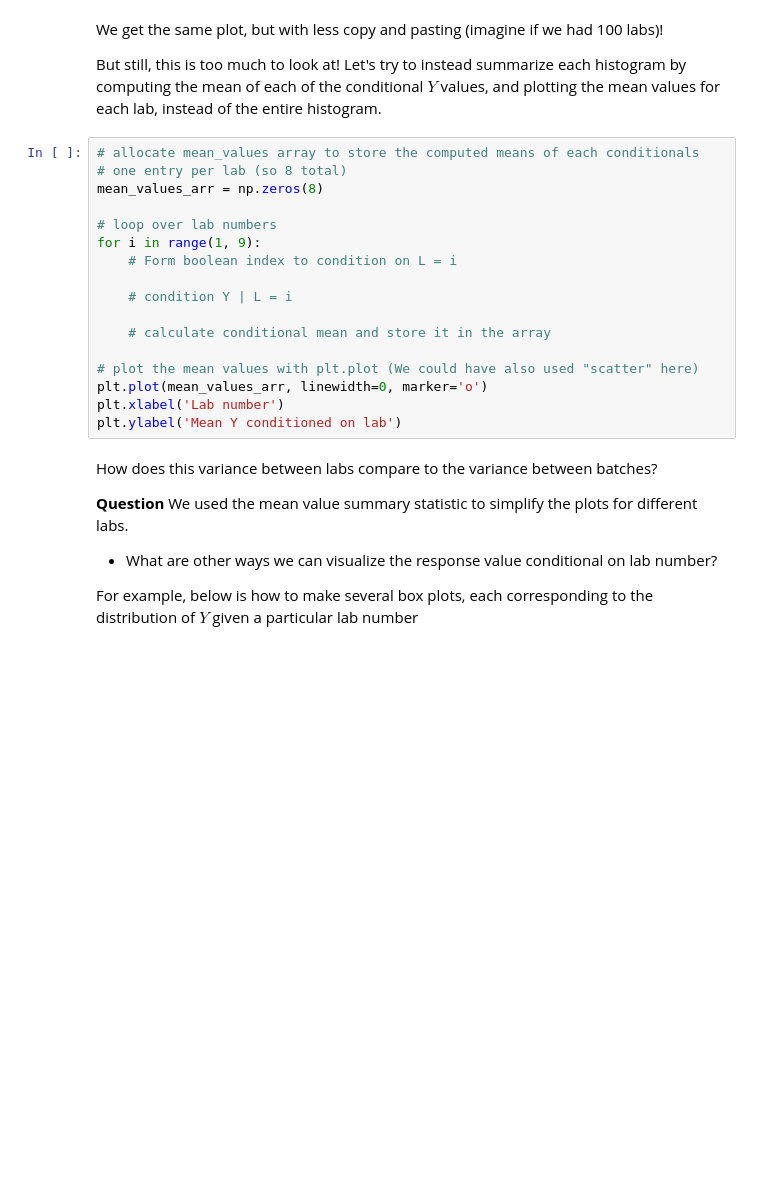
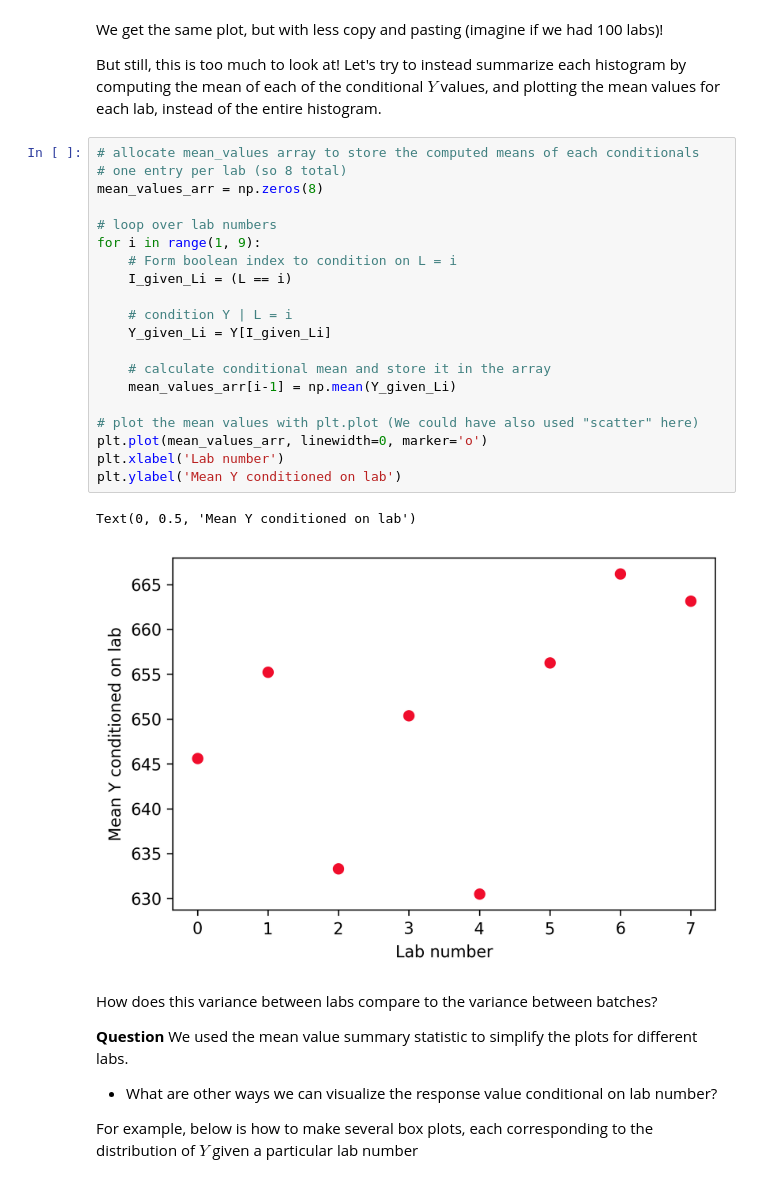
Before and after one commit to krisreyes/mdi504-F19-notebooks, a Jupyter notebook: Lecture 04 - Exploratory Data Analysis.ipynb, the cells around one changed output. Saved outputs shown, nothing was run; the diff lists cells and outputs as text; blank space fills up the shorter version.

```diff
--- a/Lecture 04 - Exploratory Data Analysis.ipynb
+++ b/Lecture 04 - Exploratory Data Analysis.ipynb
@@ -410,20 +441,26 @@ But still, this is too much to look at! Let's try to instead summarize each hist
 # %%
 # allocate mean_values array to store the computed means of each conditionals
 # one entry per lab (so 8 total)
 mean_values_arr = np.zeros(8)
 
 # loop over lab numbers
 for i in range(1, 9):
     # Form boolean index to condition on L = i
+    I_given_Li = (L == i)
 
     # condition Y | L = i
+    Y_given_Li = Y[I_given_Li]
 
     # calculate conditional mean and store it in the array
+    mean_values_arr[i-1] = np.mean(Y_given_Li)
 
 # plot the mean values with plt.plot (We could have also used "scatter" here)
 plt.plot(mean_values_arr, linewidth=0, marker='o')
 plt.xlabel('Lab number')
 plt.ylabel('Mean Y conditioned on lab')
+# %% [output]
+Text(0, 0.5, 'Mean Y conditioned on lab')
+[figure, added]
 # %% [markdown]
 How does this variance between labs compare to the variance between batches?
 
```
Also changed, not shown: parts of 8 cells of this notebook.
